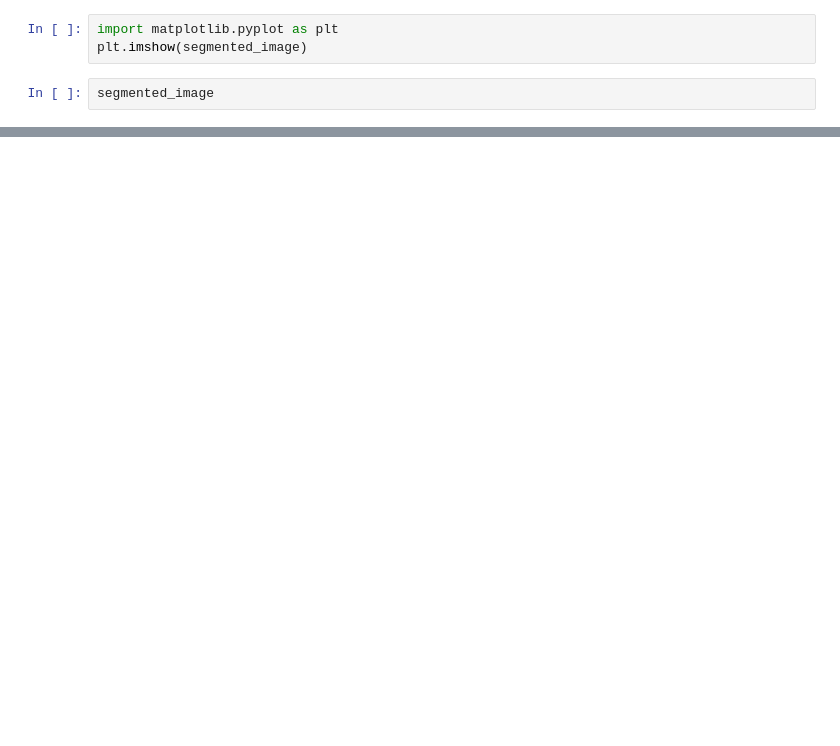
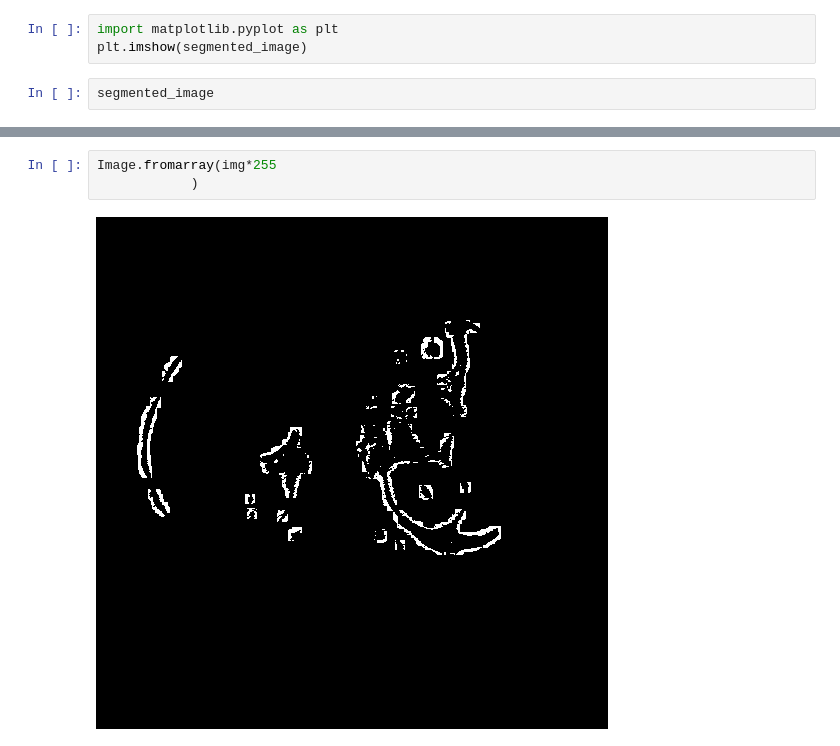
Before and after one commit to AditiKhedkar/Lung-Cancer-Detection, a Jupyter notebook: Experiments/DataSet preprocessing.ipynb, the cells around one changed output, grey strips where cells are left out. Saved outputs shown, nothing was run; the diff lists cells and outputs as text; blank space fills up the shorter version.

```diff
--- a/Experiments/DataSet preprocessing.ipynb
+++ b/Experiments/DataSet preprocessing.ipynb
@@ -317,0 +339,5 @@ segmented_image
+# %%
+Image.fromarray(img*255
+            )
+# %% [output]
+[figure, added]
```
Also changed, not shown: parts of 5 cells of this notebook, 2 other files.
